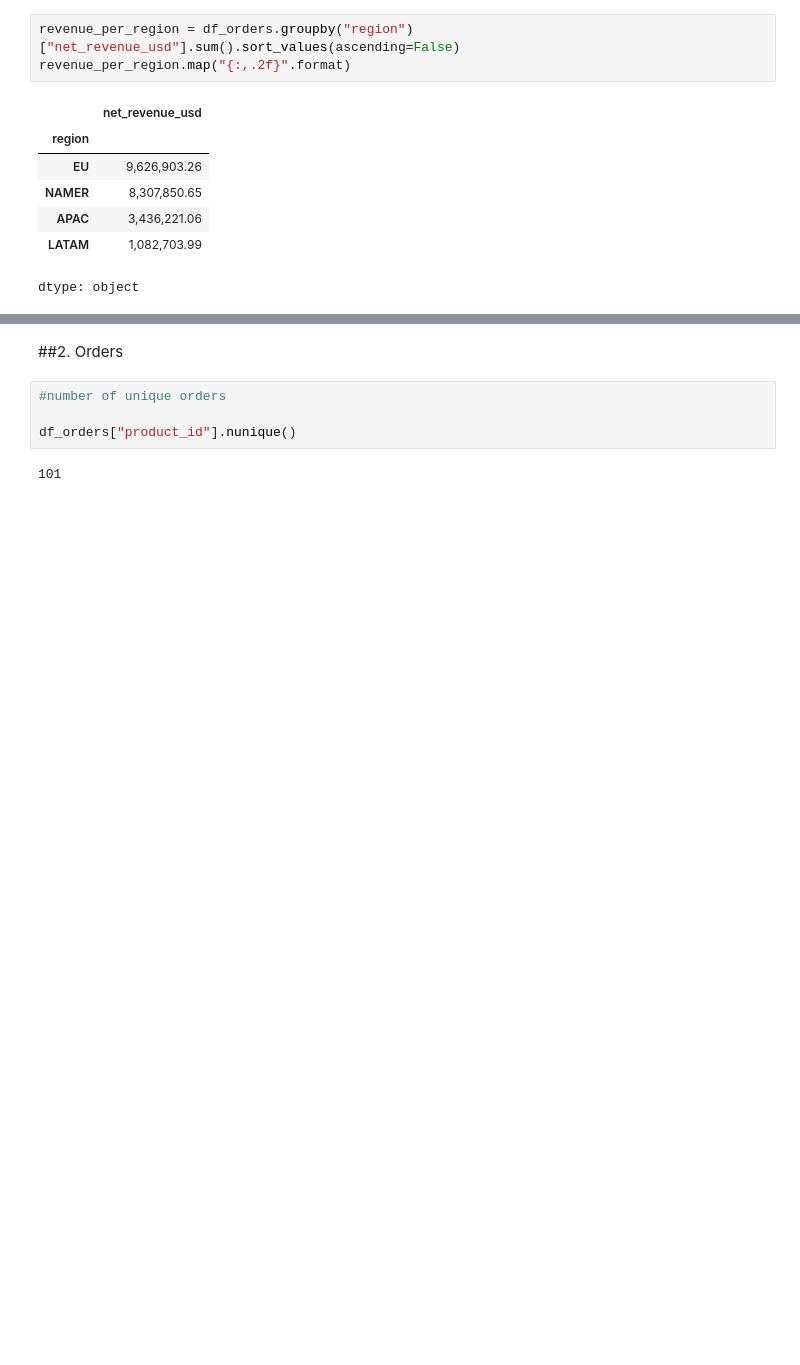
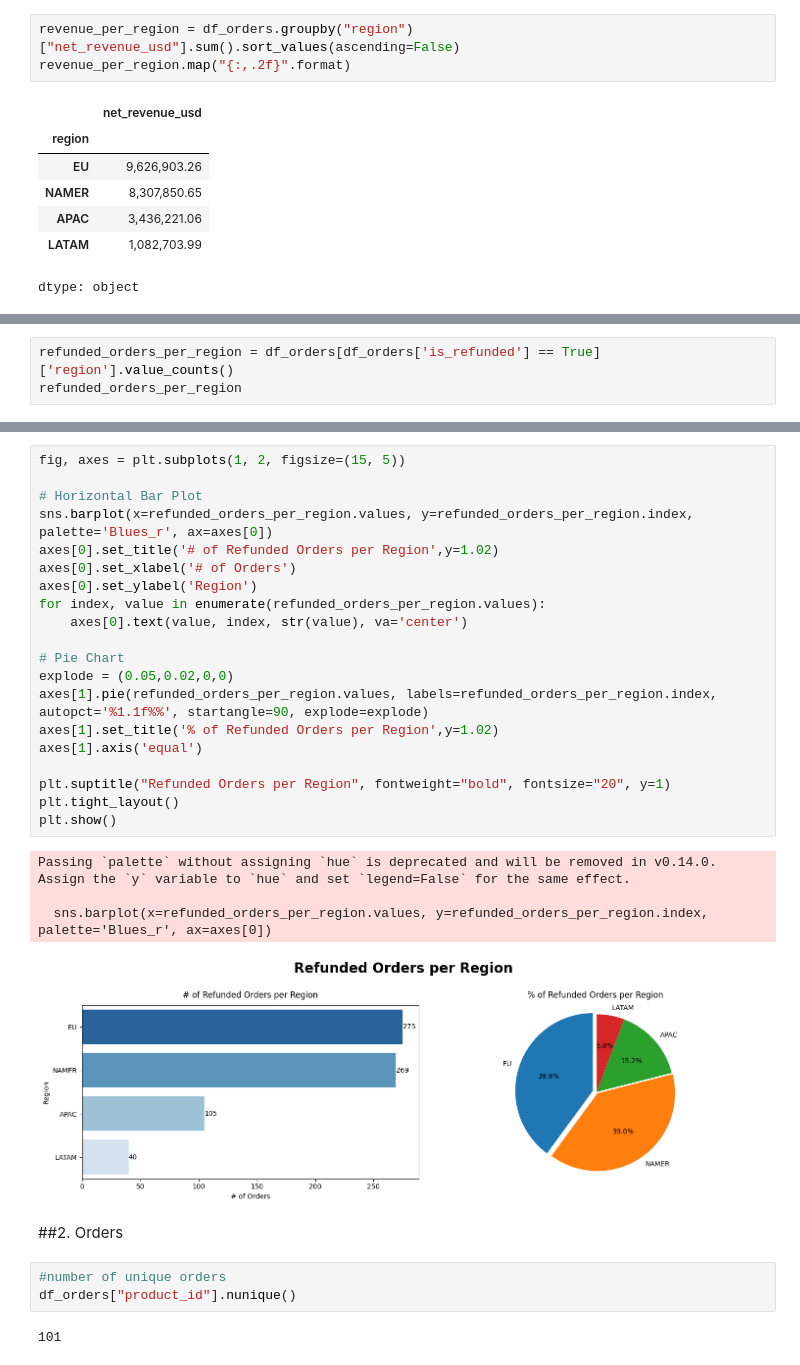
Before and after one commit to maherkh07/ecommerce-transaction-analysis, a Jupyter notebook: E_commerce_analysis.ipynb, the cells around one changed output, grey strips where cells are left out. Cells and saved outputs as stored; diff of their text form; blank space fills up the shorter version.

```diff
--- a/E_commerce_analysis.ipynb
+++ b/E_commerce_analysis.ipynb
@@ -347,0 +415,3 @@ Passing `palette` without assigning `hue` is deprecated and will be removed in v
+# %%
+refunded_orders_per_region = df_orders[df_orders['is_refunded'] == True]['region'].value_counts()
+refunded_orders_per_region
@@ -348,8 +426,32 @@ Passing `palette` without assigning `hue` is deprecated and will be removed in v
+# %%
+fig, axes = plt.subplots(1, 2, figsize=(15, 5))
+
+# Horizontal Bar Plot
+sns.barplot(x=refunded_orders_per_region.values, y=refunded_orders_per_region.index, palette='Blues_r', ax=axes[0])
+axes[0].set_title('# of Refunded Orders per Region',y=1.02)
+axes[0].set_xlabel('# of Orders')
+axes[0].set_ylabel('Region')
+for index, value in enumerate(refunded_orders_per_region.values):
+    axes[0].text(value, index, str(value), va='center')
+
+# Pie Chart
+explode = (0.05,0.02,0,0)
+axes[1].pie(refunded_orders_per_region.values, labels=refunded_orders_per_region.index, autopct='%1.1f%%', startangle=90, explode=explode)
+axes[1].set_title('% of Refunded Orders per Region',y=1.02)
+axes[1].axis('equal')
+
+plt.suptitle("Refunded Orders per Region", fontweight="bold", fontsize="20", y=1)
+plt.tight_layout()
+plt.show()
+# %% [output]
+Passing `palette` without assigning `hue` is deprecated and will be removed in v0.14.0. Assign the `y` variable to `hue` and set `legend=False` for the same effect.
+
+  sns.barplot(x=refunded_orders_per_region.values, y=refunded_orders_per_region.index, palette='Blues_r', ax=axes[0])
+[figure, added]
 # %% [markdown]
 ##2. Orders
 # %%
 #number of unique orders
-
 df_orders["product_id"].nunique()
 # %% [output]
 101
```
Also changed, not shown: parts of 7 cells of this notebook.
